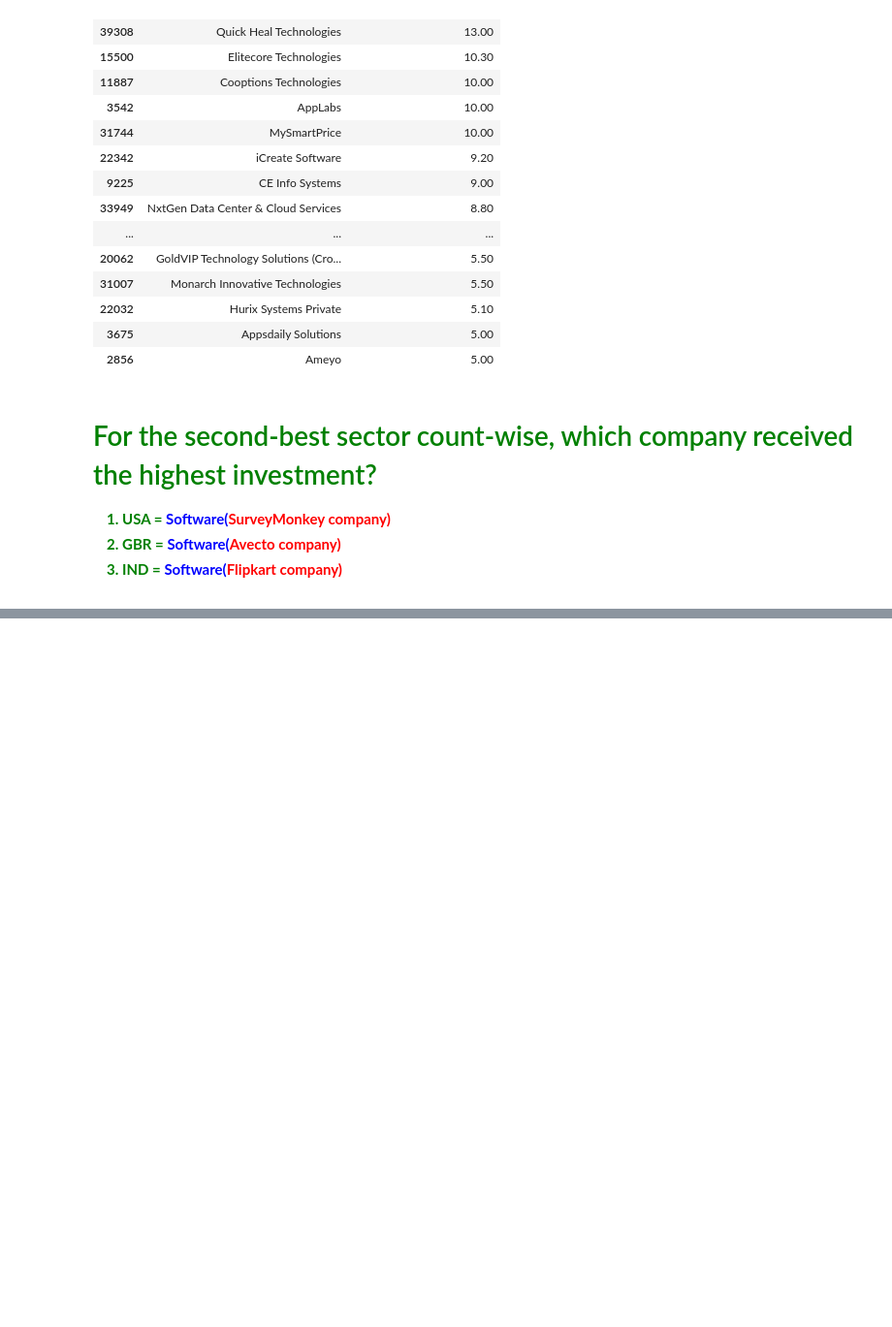
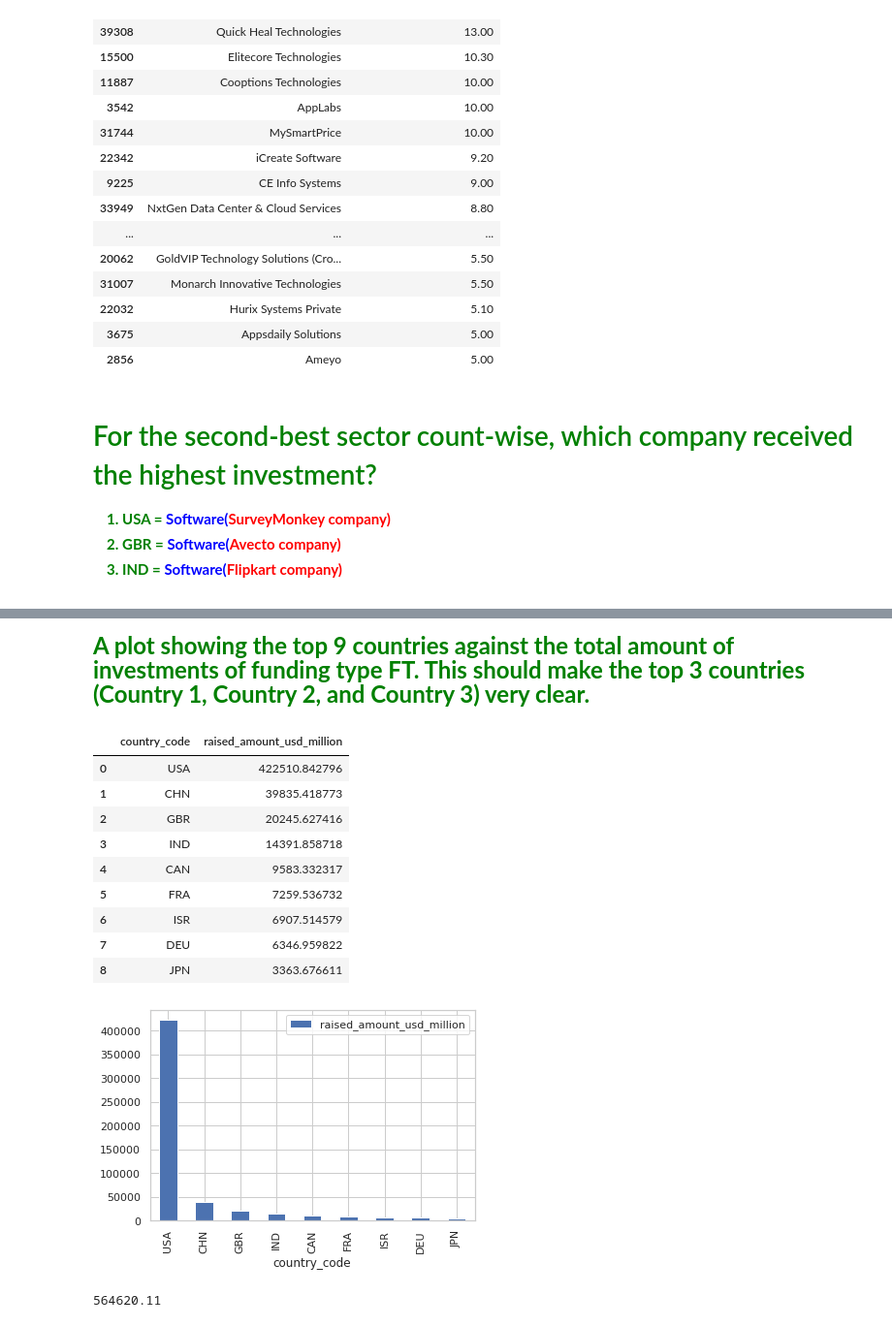
Before and after one commit to teerapat1739/multipurpose-jupyter-notebook, a Jupyter notebook: notebooks/Investment Assignment.ipynb, the cells around one changed output, grey strips where cells are left out. Shown at 97% size. Saved outputs shown, nothing was run; the diff lists cells and outputs as text; code cells hidden in the pictures; blank space fills up the shorter version.

```diff
--- a/notebooks/Investment Assignment.ipynb
+++ b/notebooks/Investment Assignment.ipynb
@@ -413,4 +418,7 @@ df_groupby_country_code.head()
 # %%
 df_groupby_country_code = df_groupby_country_code.sort_values(by=['raised_amount_usd_million'], ascending=False)
+# %%
+df_groupby_country_code = df_groupby_country_code.reset_index()
+df_top9 = df_groupby_country_code.head(9)
 # %% [markdown]
 ### Identify the top three English-speaking countries in the data frame top9.
@@ -942,0 +985,18 @@ df_second_sector_usa.sort_values(by=['raised_amount_usd_million'], ascending=Fal
+# %% [markdown]
+<strong style="color: green; font-size: 24px;">A plot showing the top 9 countries against the total amount of investments of funding type FT. This should make the top 3 countries (Country 1, Country 2, and Country 3) very clear. </strong>
+# %%
+plot_top9 = df_top9.set_index("country_code")
+plot_top9.plot.bar();
+df_top9
+# %% [output]
+|  | country_code | raised_amount_usd_million |
+| 0 | USA | 422510.842796 |
+| 1 | CHN | 39835.418773 |
+| 2 | GBR | 20245.627416 |
+| 3 | IND | 14391.858718 |
+| 4 | CAN | 9583.332317 |
+| 5 | FRA | 7259.536732 |
+| 6 | ISR | 6907.514579 |
+| 7 | DEU | 6346.959822 |
+| 8 | JPN | 3363.676611 |
+[figure, added]
@@ -942,0 +1005,4 @@ df_second_sector_usa.sort_values(by=['raised_amount_usd_million'], ascending=Fal
+# %%
+sum_raised_amount_usd_million
+# %% [output]
+564620.11
```
Also changed, not shown: parts of 20 cells of this notebook.
